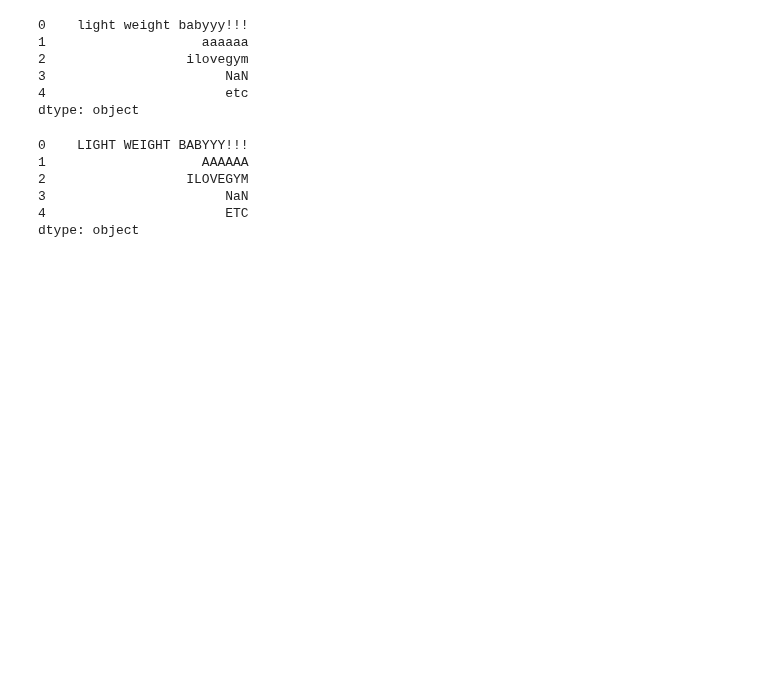
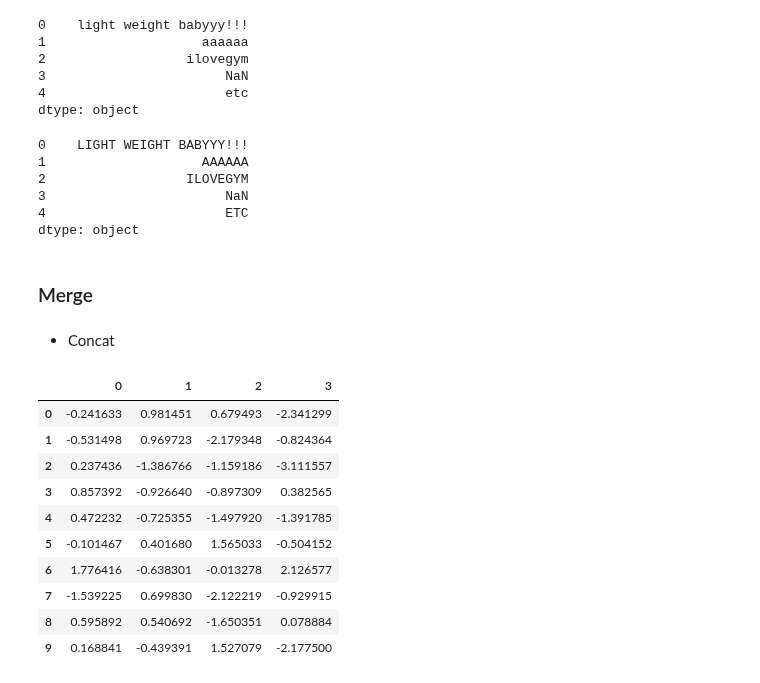
Before and after one commit to dnlmkhlv/ml, a Jupyter notebook: pandas/pandas_tutorial.ipynb, the cells around one changed output. Cells and saved outputs as stored; diff of their text form; code cells hidden in the pictures; blank space fills up the shorter version.

Commit message:
added concat

```diff
--- a/pandas/pandas_tutorial.ipynb
+++ b/pandas/pandas_tutorial.ipynb
@@ -565,3 +565,7 @@ s.str.upper()
 3                       NaN
 4                       ETC
 dtype: object
+# %% [markdown]
+### Merge
+# %% [markdown]
+- Concat
@@ -567,0 +575,16 @@ dtype: object
+# %%
+df = pd.DataFrame(np.random.randn(10, 4))
+# %%
+df
+# %% [output]
+|  | 0 | 1 | 2 | 3 |
+| 0 | -0.241633 | 0.981451 | 0.679493 | -2.341299 |
+| 1 | -0.531498 | 0.969723 | -2.179348 | -0.824364 |
+| 2 | 0.237436 | -1.386766 | -1.159186 | -3.111557 |
+| 3 | 0.857392 | -0.926640 | -0.897309 | 0.382565 |
+| 4 | 0.472232 | -0.725355 | -1.497920 | -1.391785 |
+| 5 | -0.101467 | 0.401680 | 1.565033 | -0.504152 |
+| 6 | 1.776416 | -0.638301 | -0.013278 | 2.126577 |
+| 7 | -1.539225 | 0.699830 | -2.122219 | -0.929915 |
+| 8 | 0.595892 | 0.540692 | -1.650351 | 0.078884 |
+| 9 | 0.168841 | -0.439391 | 1.527079 | -2.177500 |
```
Also changed, not shown: parts of 4 cells of this notebook.
